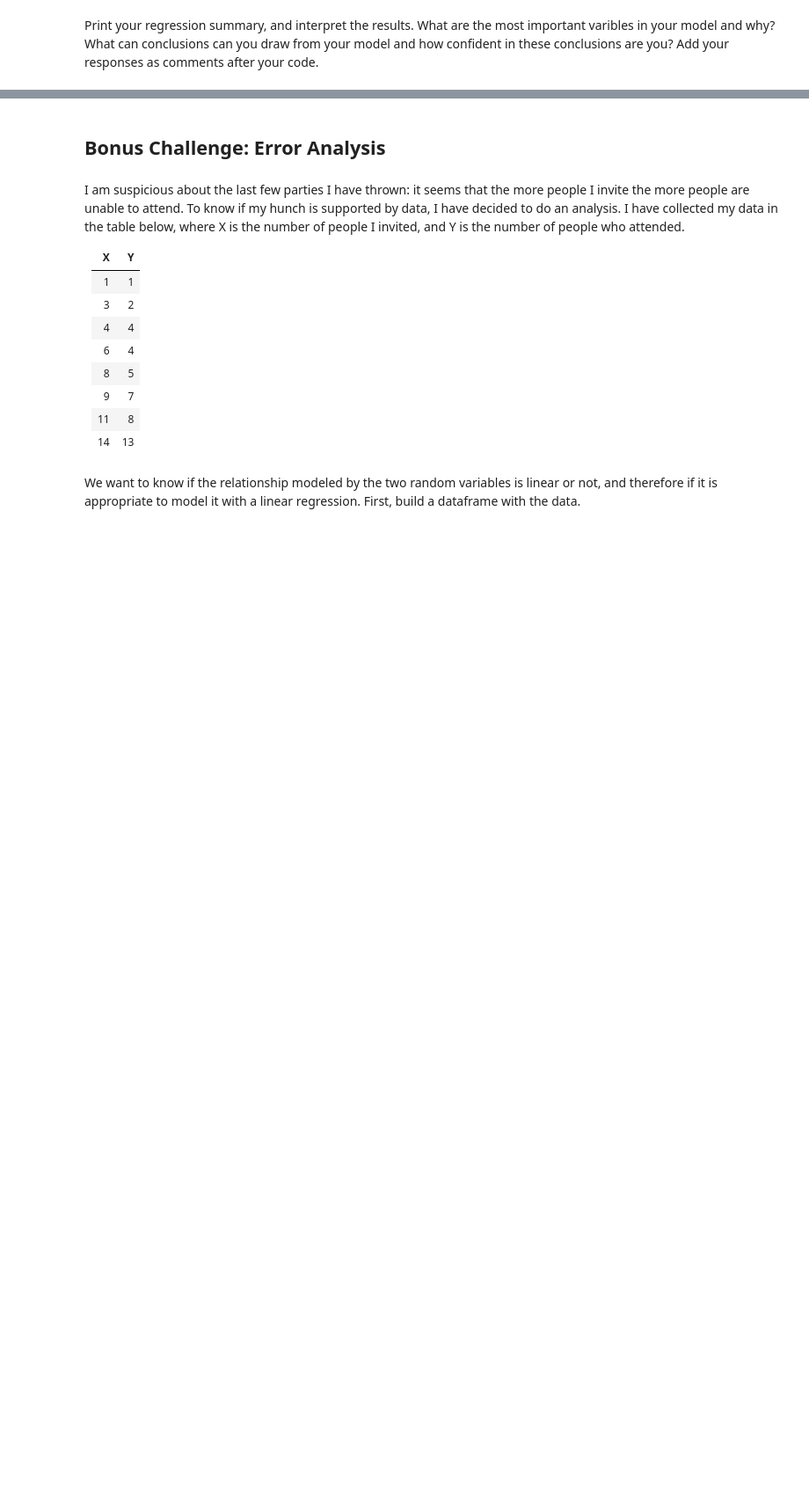
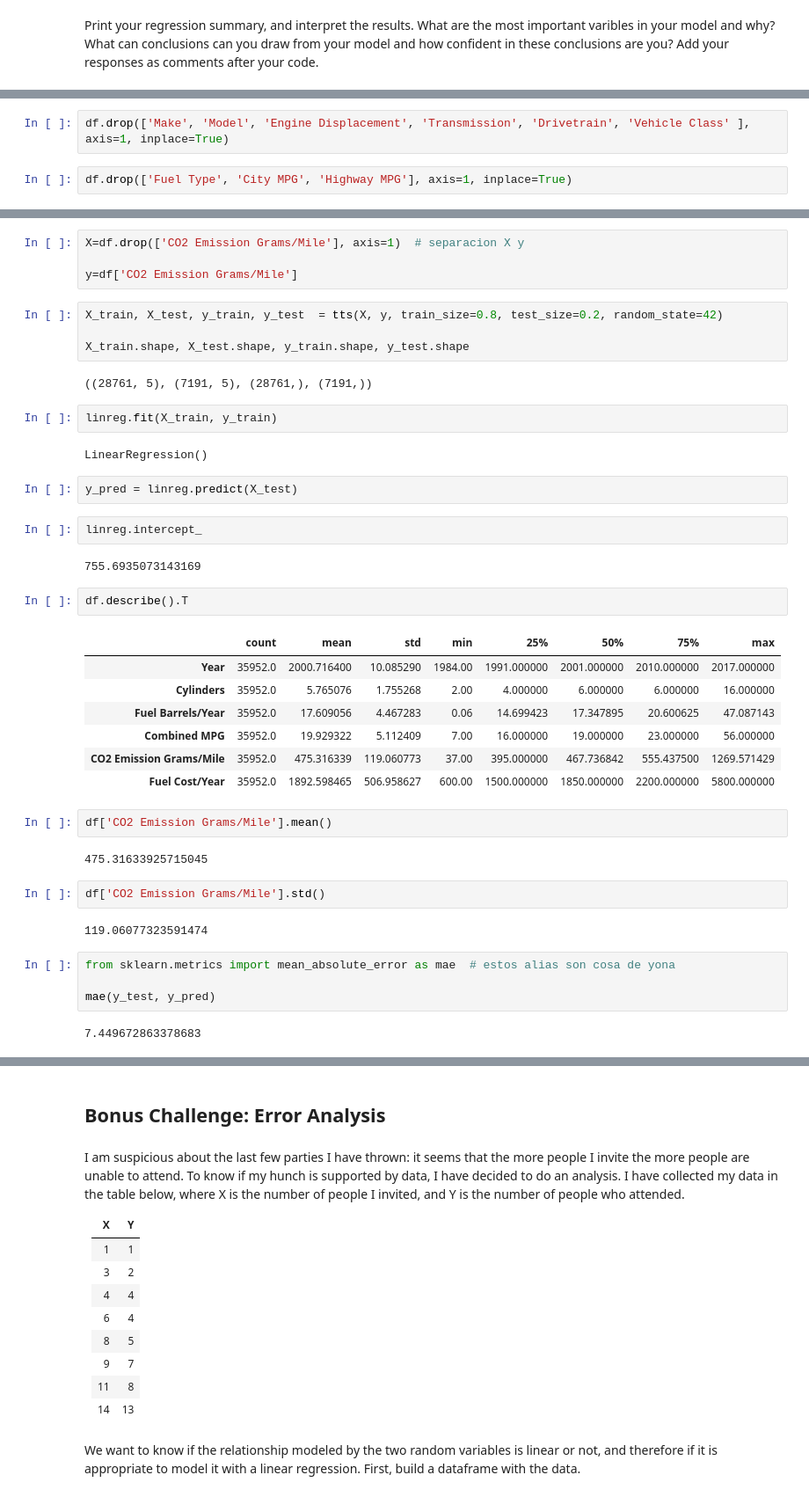
Before and after one commit to Ironhack-Data-Madrid-Abril-2023/7.3-lab_regression_analysis, a Jupyter notebook: your-code.ipynb, the cells around one changed output, grey strips where cells are left out. Shown: that part at 88% size. Saved outputs shown, nothing was run; the diff lists cells and outputs as text; blank space fills up the shorter version.

```diff
--- a/your-code.ipynb
+++ b/your-code.ipynb
@@ -113,0 +206,4 @@ Print your regression summary, and interpret the results. What are the most impo
+# %%
+df.drop(['Make', 'Model', 'Engine Displacement', 'Transmission', 'Drivetrain', 'Vehicle Class' ], axis=1, inplace=True)
+# %%
+df.drop(['Fuel Type', 'City MPG', 'Highway MPG'], axis=1, inplace=True)
@@ -113,0 +212,44 @@ Print your regression summary, and interpret the results. What are the most impo
+# %%
+X=df.drop(['CO2 Emission Grams/Mile'], axis=1)  # separacion X y
+
+y=df['CO2 Emission Grams/Mile']
+# %%
+X_train, X_test, y_train, y_test  = tts(X, y, train_size=0.8, test_size=0.2, random_state=42)
+
+X_train.shape, X_test.shape, y_train.shape, y_test.shape
+# %% [output]
+((28761, 5), (7191, 5), (28761,), (7191,))
+# %%
+linreg.fit(X_train, y_train)
+# %% [output]
+LinearRegression()
+# %%
+y_pred = linreg.predict(X_test)
+# %%
+linreg.intercept_
+# %% [output]
+755.6935073143169
+# %%
+df.describe().T
+# %% [output]
+|  | count | mean | std | min | 25% | 50% | 75% | max |
+| Year | 35952.0 | 2000.716400 | 10.085290 | 1984.00 | 1991.000000 | 2001.000000 | 2010.000000 | 2017.000000 |
+| Cylinders | 35952.0 | 5.765076 | 1.755268 | 2.00 | 4.000000 | 6.000000 | 6.000000 | 16.000000 |
+| Fuel Barrels/Year | 35952.0 | 17.609056 | 4.467283 | 0.06 | 14.699423 | 17.347895 | 20.600625 | 47.087143 |
+| Combined MPG | 35952.0 | 19.929322 | 5.112409 | 7.00 | 16.000000 | 19.000000 | 23.000000 | 56.000000 |
+| CO2 Emission Grams/Mile | 35952.0 | 475.316339 | 119.060773 | 37.00 | 395.000000 | 467.736842 | 555.437500 | 1269.571429 |
+| Fuel Cost/Year | 35952.0 | 1892.598465 | 506.958627 | 600.00 | 1500.000000 | 1850.000000 | 2200.000000 | 5800.000000 |
+# %%
+df['CO2 Emission Grams/Mile'].mean()
+# %% [output]
+475.31633925715045
+# %%
+df['CO2 Emission Grams/Mile'].std()
+# %% [output]
+119.06077323591474
+# %%
+from sklearn.metrics import mean_absolute_error as mae  # estos alias son cosa de yona
+
+mae(y_test, y_pred)
+# %% [output]
+7.449672863378683
```
Also changed, not shown: parts of 29 cells of this notebook.
